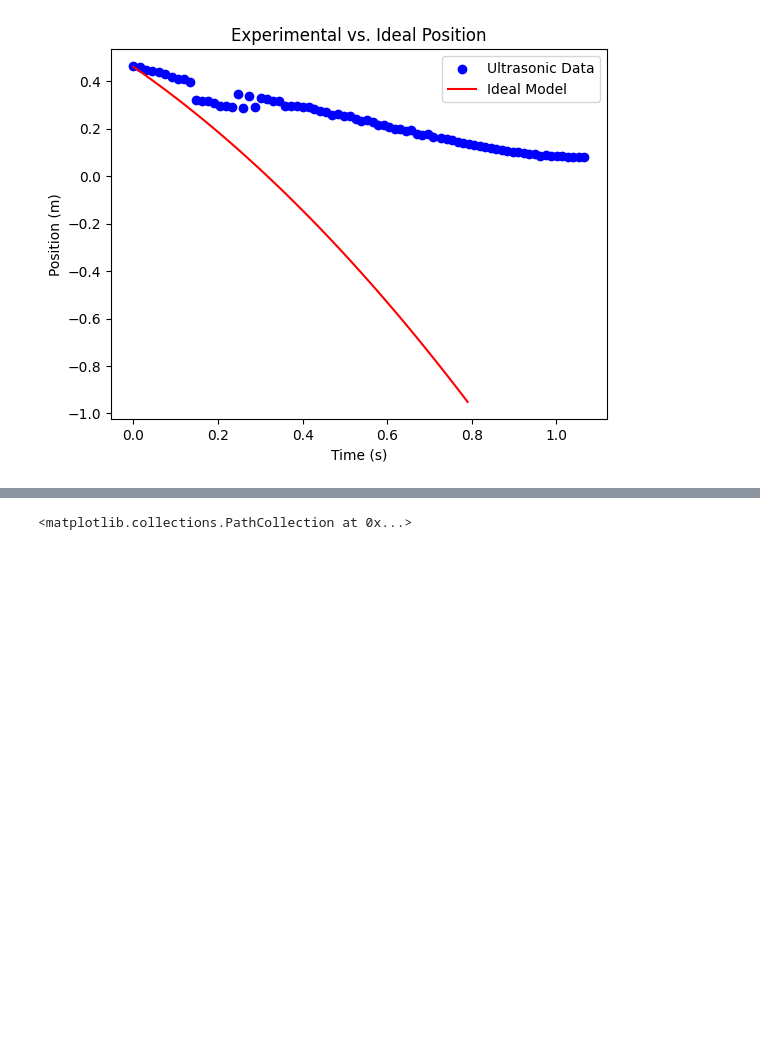
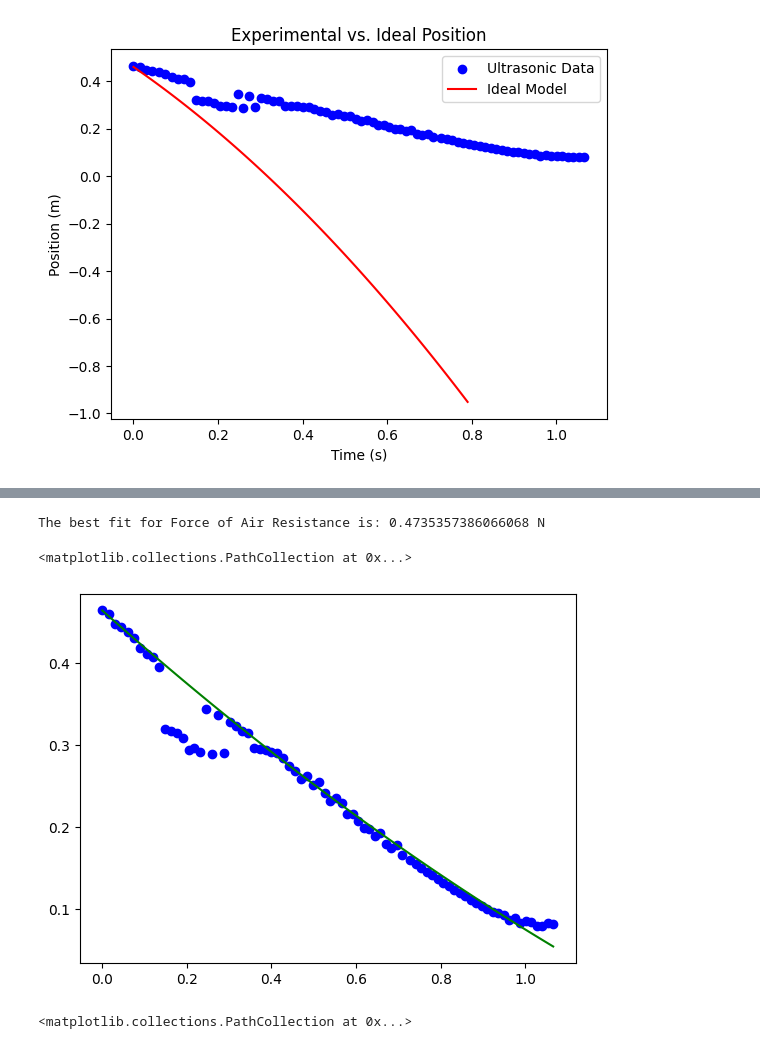
Before and after one commit to leo-c1/4al-final, a Jupyter notebook: DATAANAL.ipynb, the cells around one changed output, grey strips where cells are left out. Cells and saved outputs as stored; diff of their text form; code cells hidden in the pictures; blank space fills up the shorter version.

```diff
--- a/DATAANAL.ipynb
+++ b/DATAANAL.ipynb
@@ -279,0 +281,23 @@ plt.show()
+# %%
+#Now going to optimize to try and find the ideal force due to airhose
+def ConstAccelModel(time,ForceAir):
+    initialVelocity1= initialVelocity(timewindowseconds, ultrasonic1window)
+    initialPosition1= ultrasonic1window[0]
+    return positionConstAccel(time,initialVelocity1,initialPosition1,ForceAir)
+
+
+optimal_params, param_covariance = sp.curve_fit(
+    ConstAccelModel, timewindowseconds, ultrasonic1window, p0 = ForceAirGuess)
+print("The best fit for Force of Air Resistance is:",optimal_params[0],"N")
+# %% [output]
+The best fit for Force of Air Resistance is: 0.4735357386066068 N
+# %%
+
+plt.plot(timewindowseconds,positionConstAccel(timewindowseconds,initialVelocity(timewindowseconds,ultrasonic1window),ultrasonic1window[0],
+                        optimal_params[0]),label="Optimal Constant Accleration", color="green")
+plt.scatter(timewindowseconds, ultrasonic1window, color="blue", label="Ultrasonic Data")
+
+#This likely isn't the correct model because of the end of the graph.
+# %% [output]
+<matplotlib.collections.PathCollection at 0x...>
+[figure, added]
```
Also changed, not shown: parts of 4 cells of this notebook.
